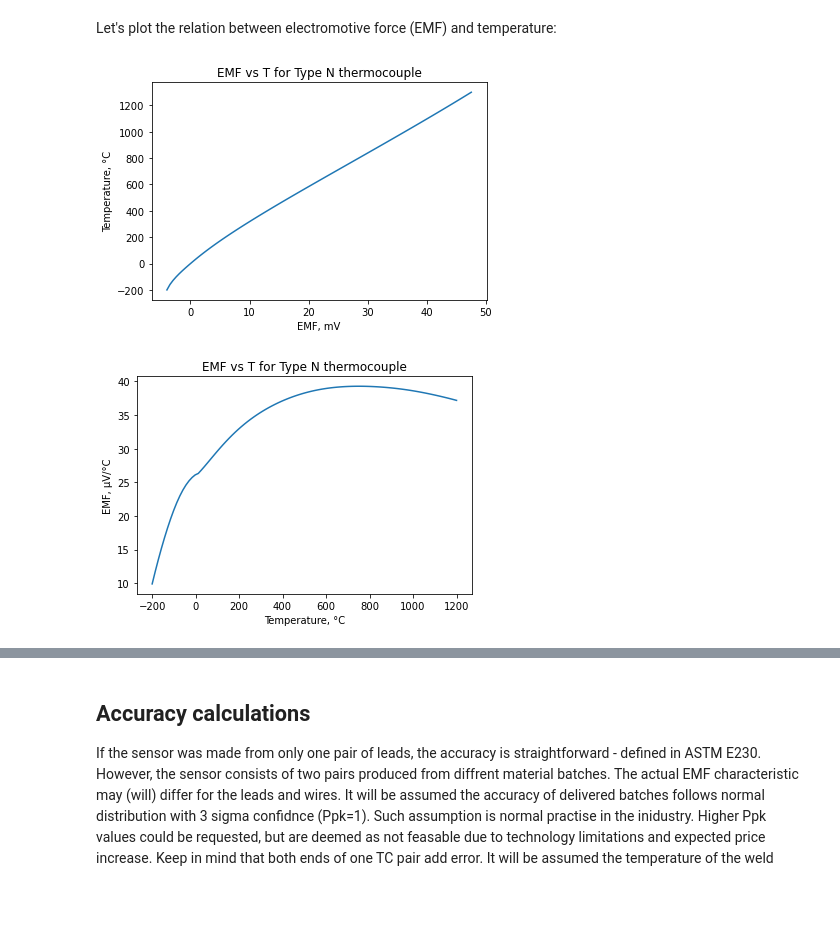
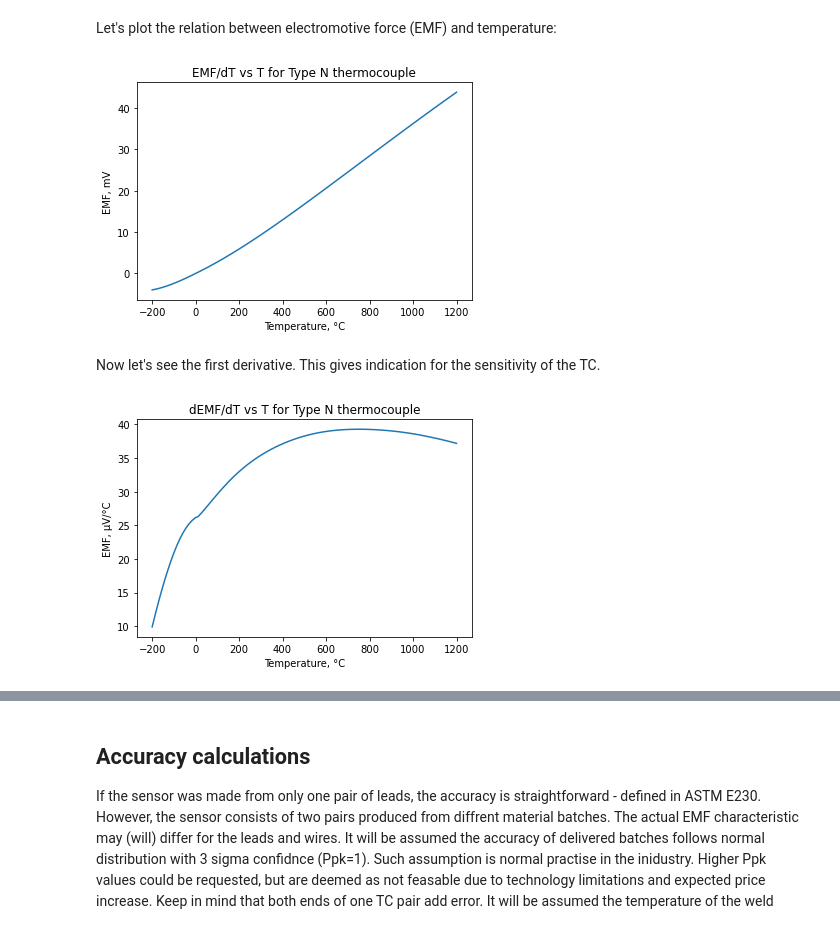
Before and after one commit to Chehlarov/Math-for-devs, a Jupyter notebook: 99 - TC project/N-type thermocouple accuracy calculation using Monte Carlo.ipynb, the cells around one changed output, grey strips where cells are left out. Drawn from its saved outputs; the diff is of its cells as text; code cells hidden in the pictures; blank space fills up the shorter version.

```diff
--- a/99 - TC project/N-type thermocouple accuracy calculation using Monte Carlo.ipynb
+++ b/99 - TC project/N-type thermocouple accuracy calculation using Monte Carlo.ipynb
@@ -121,25 +123,27 @@ def emf_typeN_derivative(t):
 # %% [markdown]
 Let's plot the relation between electromotive force (EMF) and temperature:
 # %%
-x_values = np.linspace(-3.99, 47.513, 100)
-y_values = np.vectorize(temperature_typeN)(x_values)
+x_values = np.linspace(-200, 1200, 100)
+y_values = np.vectorize(emf_typeN)(x_values)
 plt.plot(x_values, y_values)
-plt.title("EMF vs T for Type N thermocouple")
-plt.xlabel("EMF, mV")
-plt.ylabel("Temperature, °C")
+plt.title("EMF/dT vs T for Type N thermocouple")
+plt.xlabel("Temperature, °C")
+plt.ylabel("EMF, mV")
 plt.show()
 # %% [output]
-[figure, old version]
+[figure, new version]
+# %% [markdown]
+Now let's see the first derivative. This gives indication for the sensitivity of the TC.
 # %%
 x_values = np.linspace(-200, 1200, 100)
 y_values = np.vectorize(emf_typeN_derivative)(x_values)*1000
 plt.plot(x_values, y_values)
-plt.title("EMF vs T for Type N thermocouple")
+plt.title("dEMF/dT vs T for Type N thermocouple")
 plt.xlabel("Temperature, °C")
 plt.ylabel("EMF, µV/°C")
 plt.show()
 # %% [output]
-[figure, old version]
+[figure, new version]
 # %% [markdown]
 ## How does the sensor work
 ![title](TC_schema.png)
```
Also changed, not shown: parts of 20 cells of this notebook.
